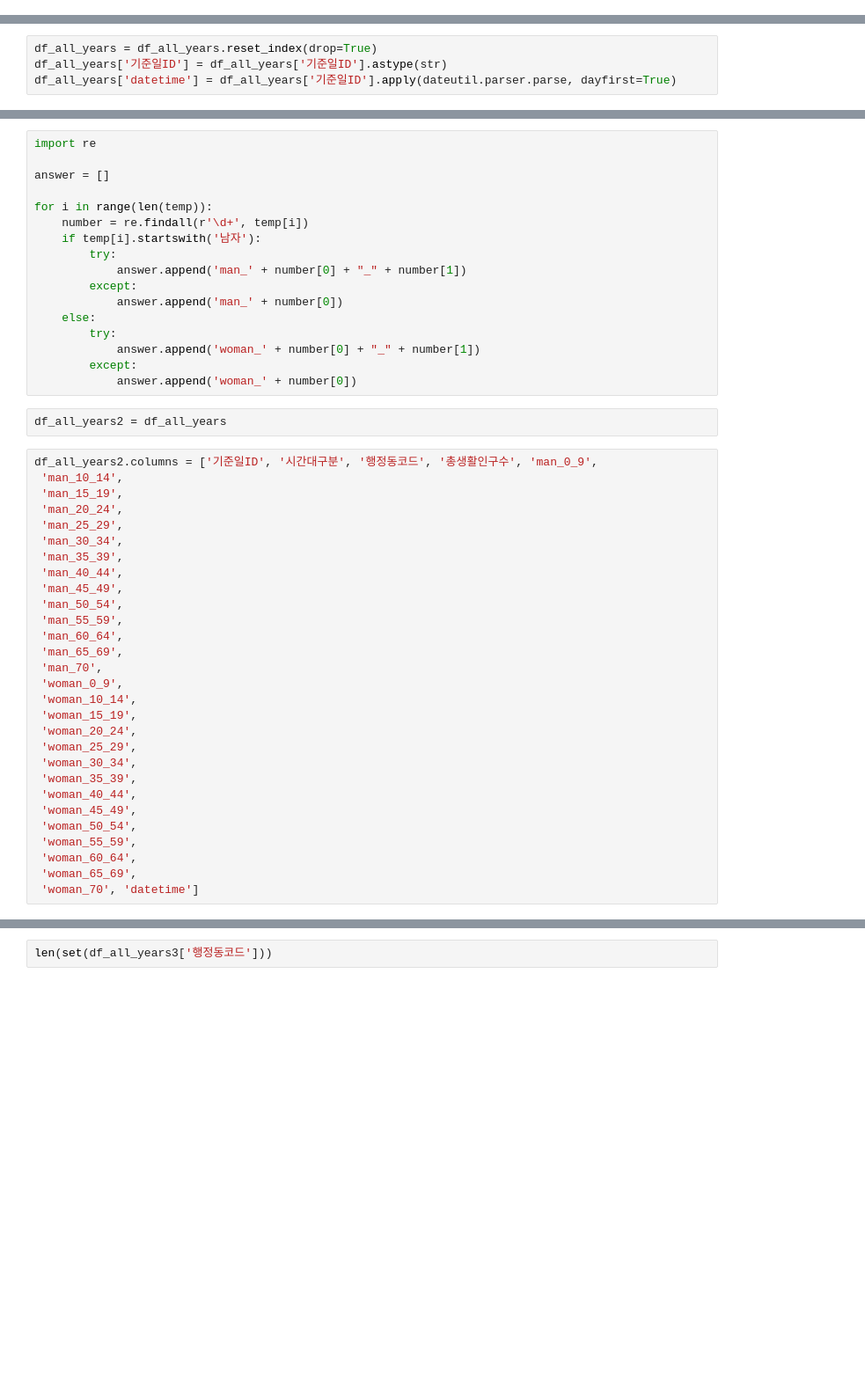
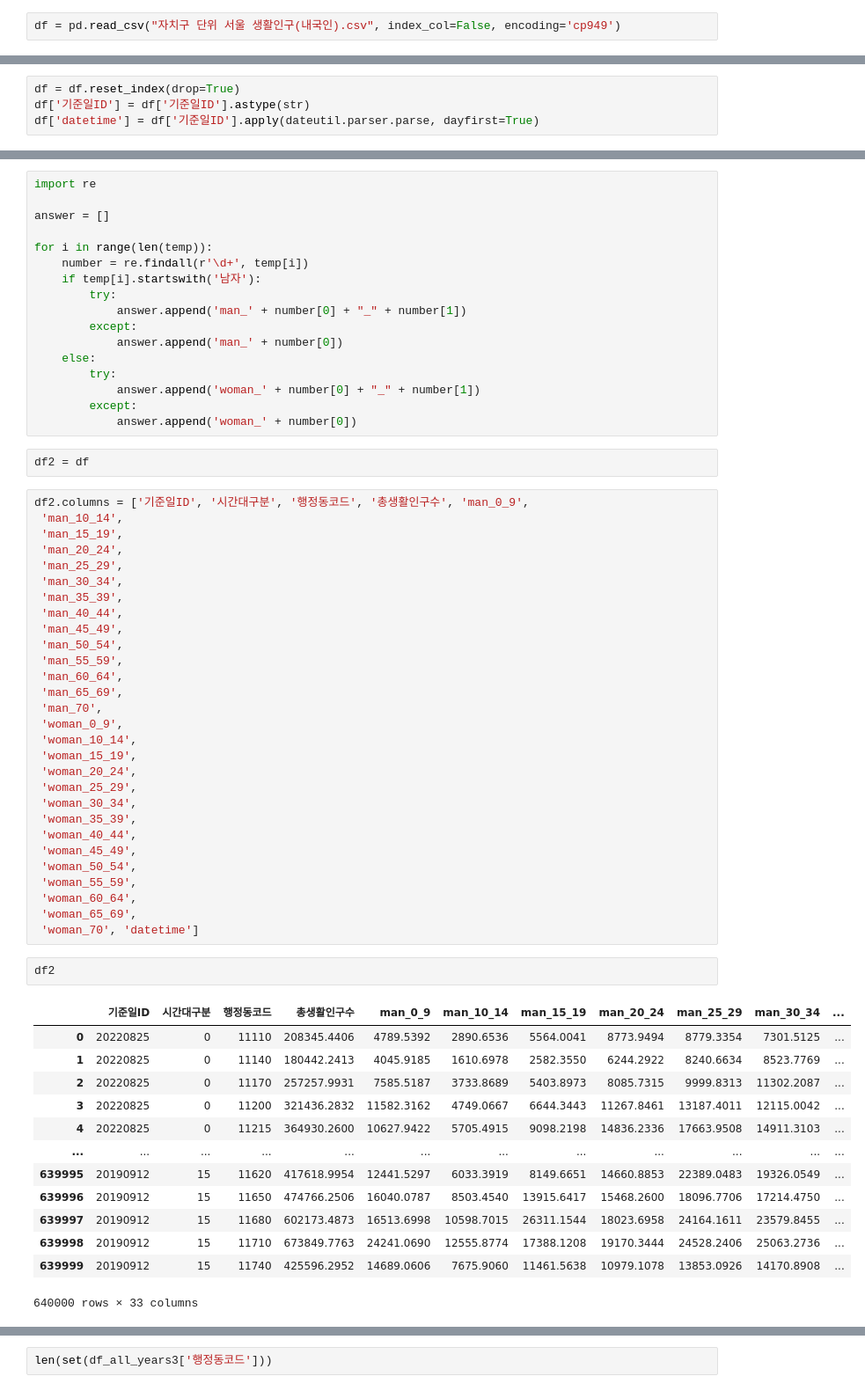
Before and after one commit to ChoiInYeol/KHUDA-Seoul-BigDataCampus, a Jupyter notebook: 6.유동인구데이터전처리.ipynb, the cells around one changed output, grey strips where cells are left out. Shown at 88% size. Drawn from its saved outputs; the diff is of its cells as text; blank space fills up the shorter version.

```diff
--- a/6.유동인구데이터전처리.ipynb
+++ b/6.유동인구데이터전처리.ipynb
@@ -144,0 +121,2 @@ for files in forders[36:]:
+# %%
+df = pd.read_csv("자치구 단위 서울 생활인구(내국인).csv", index_col=False, encoding='cp949')
@@ -145,7 +139,7 @@ for files in forders[36:]:
 # %%
-df_all_years = df_all_years.reset_index(drop=True)
-df_all_years['기준일ID'] = df_all_years['기준일ID'].astype(str)
-df_all_years['datetime'] = df_all_years['기준일ID'].apply(dateutil.parser.parse, dayfirst=True)
+df = df.reset_index(drop=True)
+df['기준일ID'] = df['기준일ID'].astype(str)
+df['datetime'] = df['기준일ID'].apply(dateutil.parser.parse, dayfirst=True)
 # %%
 temp = ['남자0세부터9세생활인구수', '남자10세부터14세생활인구수',
        '남자15세부터19세생활인구수', '남자20세부터24세생활인구수', '남자25세부터29세생활인구수',
@@ -173,10 +167,10 @@ for i in range(len(temp)):
             answer.append('woman_' + number[0] + "_" + number[1])
         except:
             answer.append('woman_' + number[0])
-# %%
-df_all_years2 = df_all_years
+# %%
+df2 = df
 # %%
-df_all_years2.columns = ['기준일ID', '시간대구분', '행정동코드', '총생활인구수', 'man_0_9',
+df2.columns = ['기준일ID', '시간대구분', '행정동코드', '총생활인구수', 'man_0_9',
  'man_10_14',
  'man_15_19',
  'man_20_24',
@@ -204,4 +198,20 @@ df_all_years2.columns = ['기준일ID', '시간대구분', '행정동코드', '
  'woman_60_64',
  'woman_65_69',
  'woman_70', 'datetime']
+# %%
+df2
+# %% [output]
+|  | 기준일ID | 시간대구분 | 행정동코드 | 총생활인구수 | man_0_9 | man_10_14 | man_15_19 | man_20_24 | man_25_29 | man_30_34 | ... |
+| 0 | 20220825 | 0 | 11110 | 208345.4406 | 4789.5392 | 2890.6536 | 5564.0041 | 8773.9494 | 8779.3354 | 7301.5125 | ... |
+| 1 | 20220825 | 0 | 11140 | 180442.2413 | 4045.9185 | 1610.6978 | 2582.3550 | 6244.2922 | 8240.6634 | 8523.7769 | ... |
+| 2 | 20220825 | 0 | 11170 | 257257.9931 | 7585.5187 | 3733.8689 | 5403.8973 | 8085.7315 | 9999.8313 | 11302.2087 | ... |
+| 3 | 20220825 | 0 | 11200 | 321436.2832 | 11582.3162 | 4749.0667 | 6644.3443 | 11267.8461 | 13187.4011 | 12115.0042 | ... |
+| 4 | 20220825 | 0 | 11215 | 364930.2600 | 10627.9422 | 5705.4915 | 9098.2198 | 14836.2336 | 17663.9508 | 14911.3103 | ... |
+| ... | ... | ... | ... | ... | ... | ... | ... | ... | ... | ... | ... |
+| 639995 | 20190912 | 15 | 11620 | 417618.9954 | 12441.5297 | 6033.3919 | 8149.6651 | 14660.8853 | 22389.0483 | 19326.0549 | ... |
+| 639996 | 20190912 | 15 | 11650 | 474766.2506 | 16040.0787 | 8503.4540 | 13915.6417 | 15468.2600 | 18096.7706 | 17214.4750 | ... |
+| 639997 | 20190912 | 15 | 11680 | 602173.4873 | 16513.6998 | 10598.7015 | 26311.1544 | 18023.6958 | 24164.1611 | 23579.8455 | ... |
+| 639998 | 20190912 | 15 | 11710 | 673849.7763 | 24241.0690 | 12555.8774 | 17388.1208 | 19170.3444 | 24528.2406 | 25063.2736 | ... |
+| 639999 | 20190912 | 15 | 11740 | 425596.2952 | 14689.0606 | 7675.9060 | 11461.5638 | 10979.1078 | 13853.0926 | 14170.8908 | ... |
+640000 rows × 33 columns
 # %%
```
Also changed, not shown: parts of 21 cells of this notebook, 5 other files.
